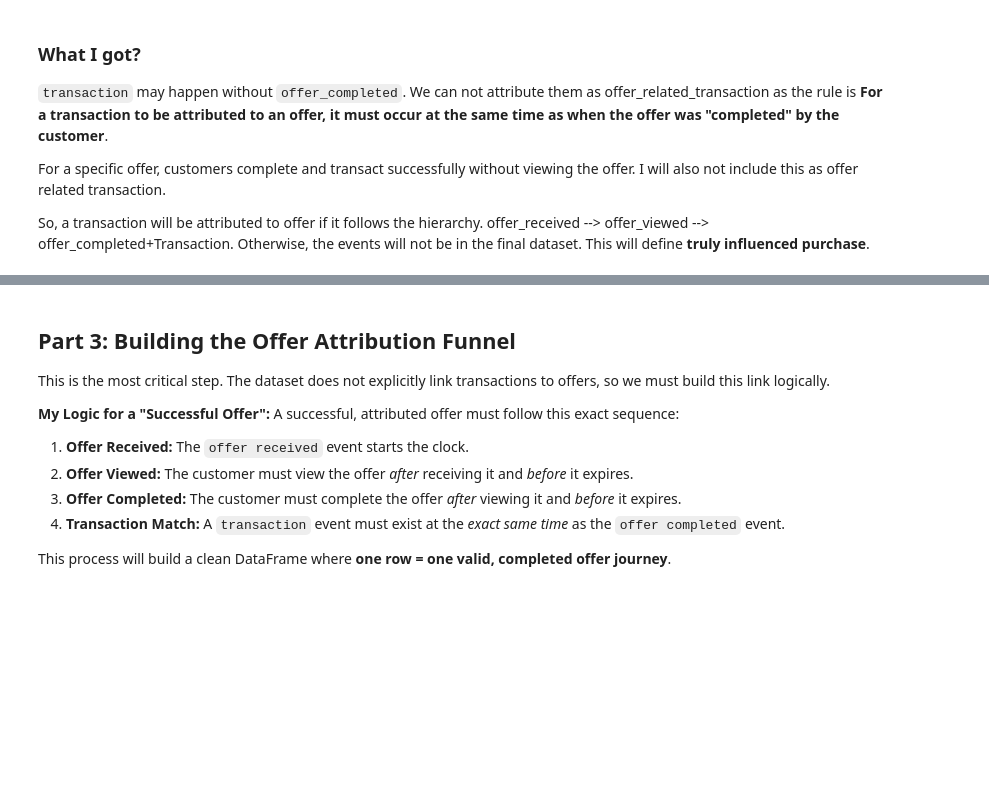
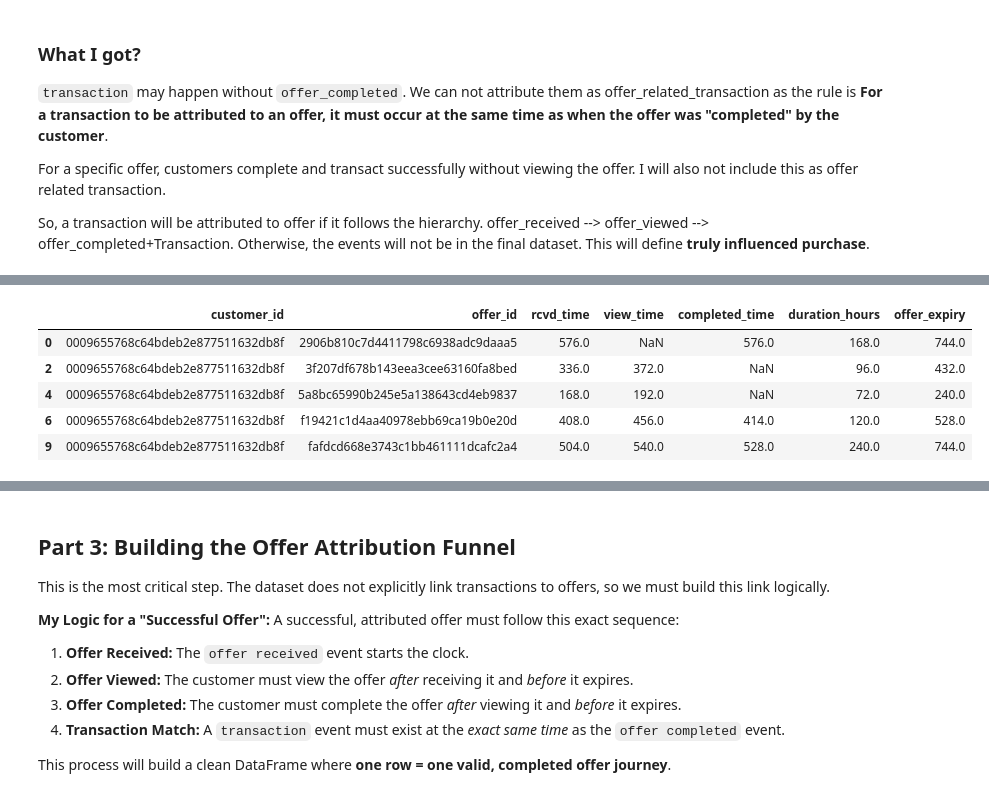
Before and after one commit to irfanzim/Python-Maven-Rewards-Challenge, a Jupyter notebook: Final Analysis.ipynb, the cells around one changed output, grey strips where cells are left out. Saved outputs shown, nothing was run; the diff lists cells and outputs as text; code cells hidden in the pictures; blank space fills up the shorter version.

```diff
--- a/Final Analysis.ipynb
+++ b/Final Analysis.ipynb
@@ -372,0 +473,13 @@ So, a transaction will be attributed to offer if it follows the hierarchy. offer
+# %%
+#rearrage the column serial
+pivot_df = pivot_df[
+    ['customer_id', 'offer_id', 'rcvd_time', 'view_time', 'completed_time', 'duration_hours', 'offer_expiry']
+]
+pivot_df.head()
+# %% [output]
+|  | customer_id | offer_id | rcvd_time | view_time | completed_time | duration_hours | offer_expiry |
+| 0 | 0009655768c64bdeb2e877511632db8f | 2906b810c7d4411798c6938adc9daaa5 | 576.0 | NaN | 576.0 | 168.0 | 744.0 |
+| 2 | 0009655768c64bdeb2e877511632db8f | 3f207df678b143eea3cee63160fa8bed | 336.0 | 372.0 | NaN | 96.0 | 432.0 |
+| 4 | 0009655768c64bdeb2e877511632db8f | 5a8bc65990b245e5a138643cd4eb9837 | 168.0 | 192.0 | NaN | 72.0 | 240.0 |
+| 6 | 0009655768c64bdeb2e877511632db8f | f19421c1d4aa40978ebb69ca19b0e20d | 408.0 | 456.0 | 414.0 | 120.0 | 528.0 |
+| 9 | 0009655768c64bdeb2e877511632db8f | fafdcd668e3743c1bb461111dcafc2a4 | 504.0 | 540.0 | 528.0 | 240.0 | 744.0 |
```
Also changed, not shown: parts of 15 cells of this notebook.
